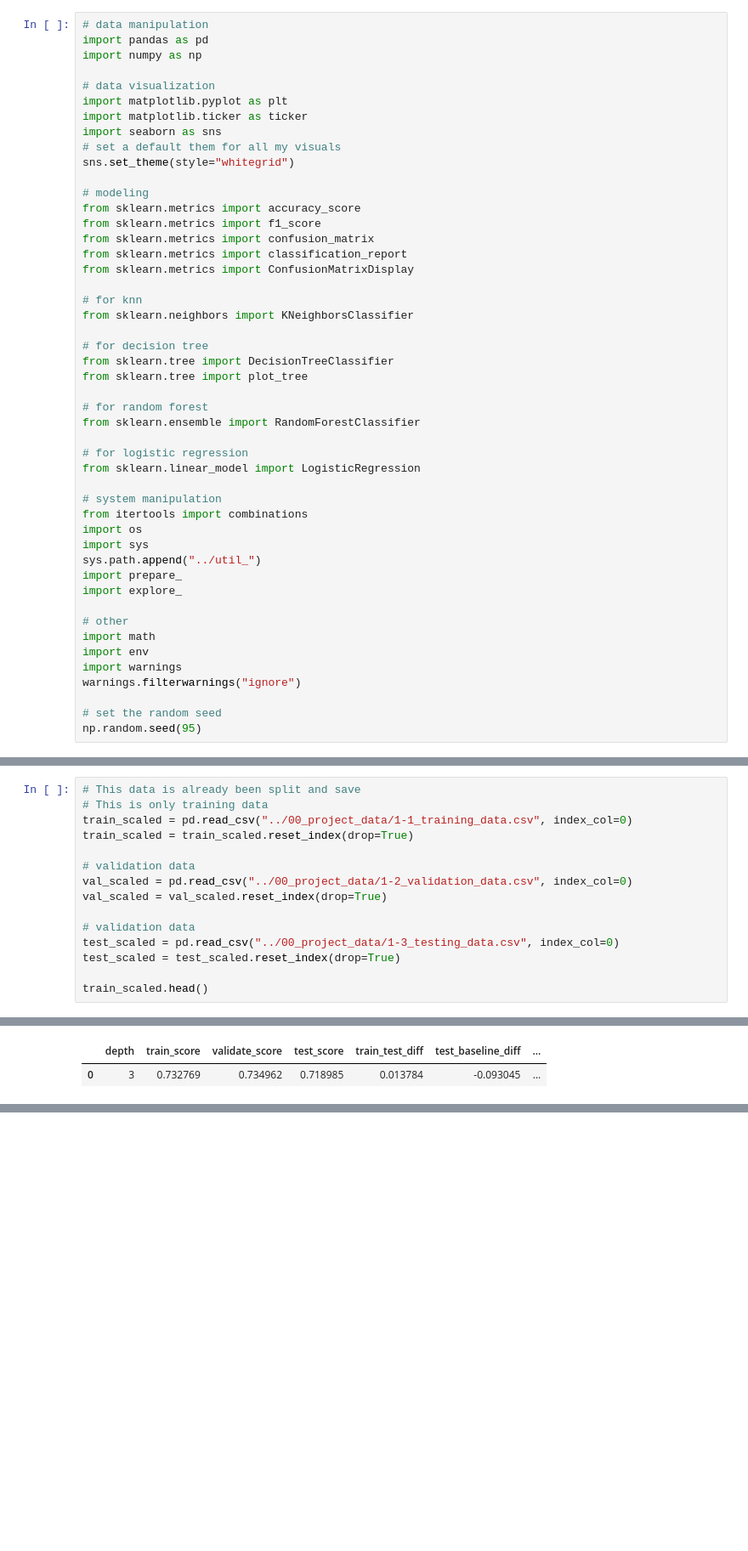
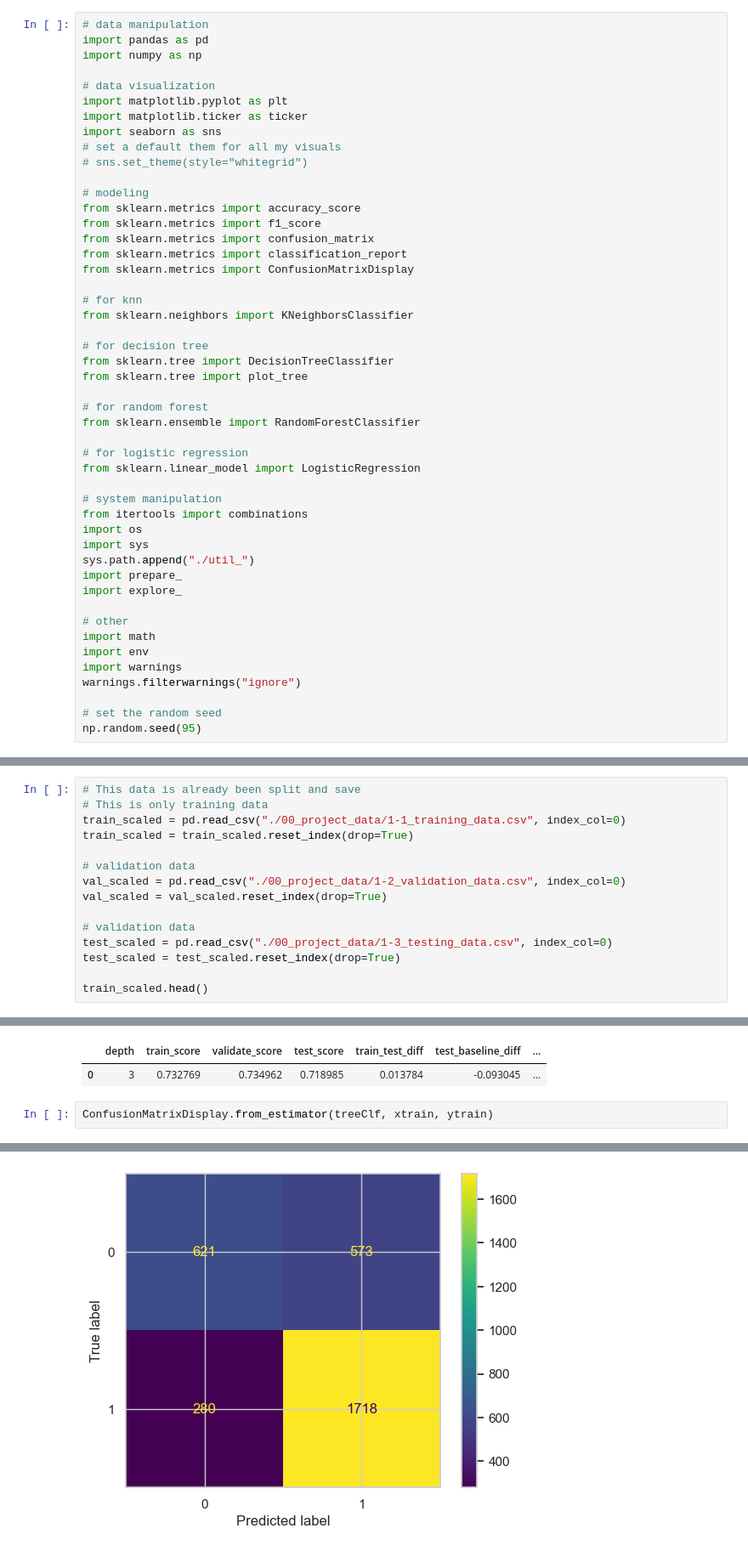
Before and after one commit to Codeup-Clustering-Project/wine_quality, a Jupyter notebook: 05_modeling.ipynb, the cells around one changed output, grey strips where cells are left out. Shown at 85% size. Cells and saved outputs as stored; diff of their text form; blank space fills up the shorter version.

Commit message:
add confusion matrix

```diff
--- a/05_modeling.ipynb
+++ b/05_modeling.ipynb
@@ -10,7 +10,7 @@ import matplotlib.pyplot as plt
 import matplotlib.ticker as ticker
 import seaborn as sns
 # set a default them for all my visuals
-sns.set_theme(style="whitegrid")
+# sns.set_theme(style="whitegrid")
 
 # modeling
 from sklearn.metrics import accuracy_score
@@ -36,7 +36,7 @@ from sklearn.linear_model import LogisticRegression
 from itertools import combinations
 import os
 import sys
-sys.path.append("../util_")
+sys.path.append("./util_")
 import prepare_
 import explore_
 
@@ -53,15 +53,15 @@ np.random.seed(95)
 # %%
 # This data is already been split and save
 # This is only training data
-train_scaled = pd.read_csv("../00_project_data/1-1_training_data.csv", index_col=0)
+train_scaled = pd.read_csv("./00_project_data/1-1_training_data.csv", index_col=0)
 train_scaled = train_scaled.reset_index(drop=True)
 
 # validation data
-val_scaled = pd.read_csv("../00_project_data/1-2_validation_data.csv", index_col=0)
+val_scaled = pd.read_csv("./00_project_data/1-2_validation_data.csv", index_col=0)
 val_scaled = val_scaled.reset_index(drop=True)
 
 # validation data
-test_scaled = pd.read_csv("../00_project_data/1-3_testing_data.csv", index_col=0)
+test_scaled = pd.read_csv("./00_project_data/1-3_testing_data.csv", index_col=0)
 test_scaled = test_scaled.reset_index(drop=True)
 
 train_scaled.head()
@@ -442,3 +445,6 @@ decTree_model_df.head()
 # %% [output]
 |  | depth | train_score | validate_score | test_score | train_test_diff | test_baseline_diff | ... |
 | 0 | 3 | 0.732769 | 0.734962 | 0.718985 | 0.013784 | -0.093045 | ... |
+# %%
+ConfusionMatrixDisplay.from_estimator(treeClf, xtrain, ytrain)
+# %% [output]
@@ -444,0 +452 @@ decTree_model_df.head()
+[figure, added]
```
Also changed, not shown: parts of 3 cells of this notebook, 1 other file.
